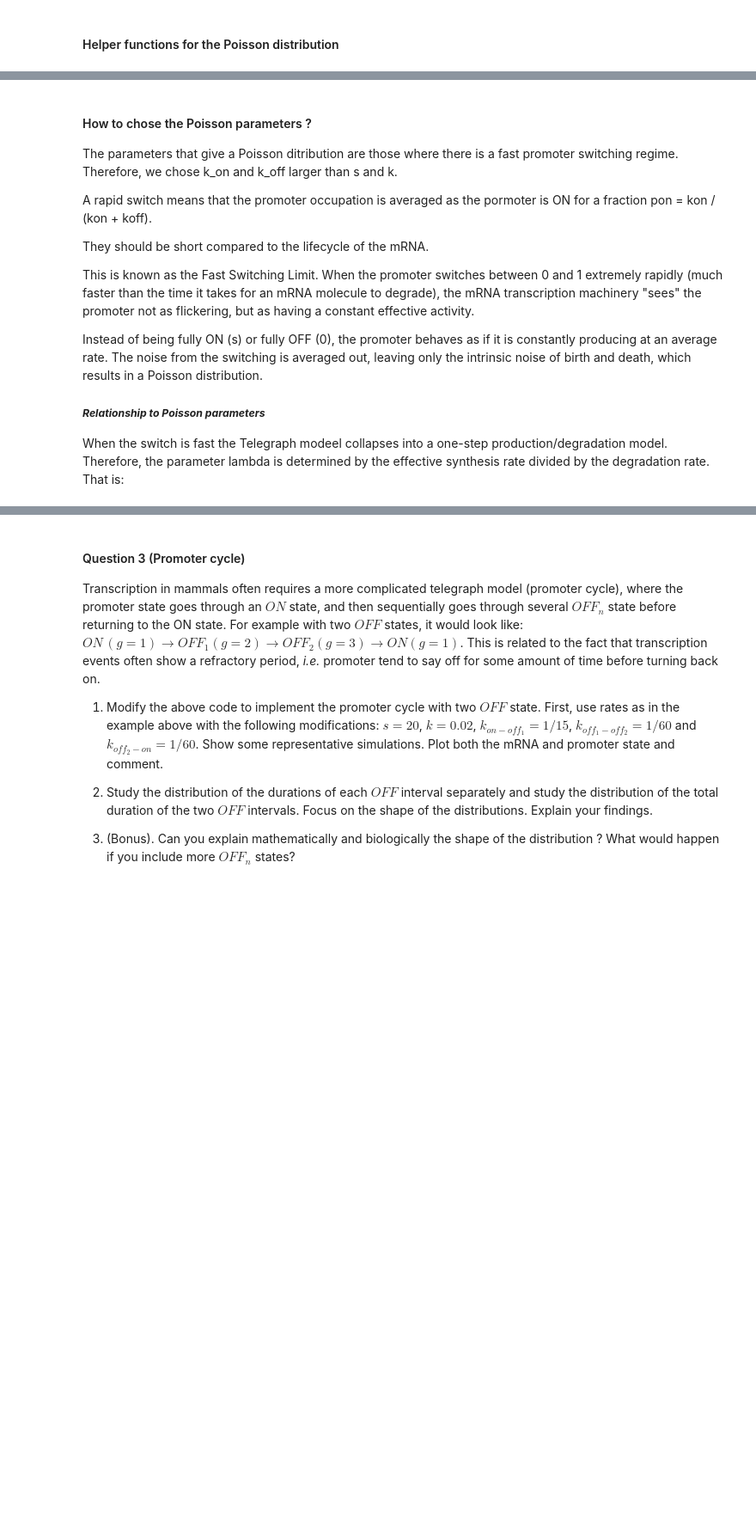
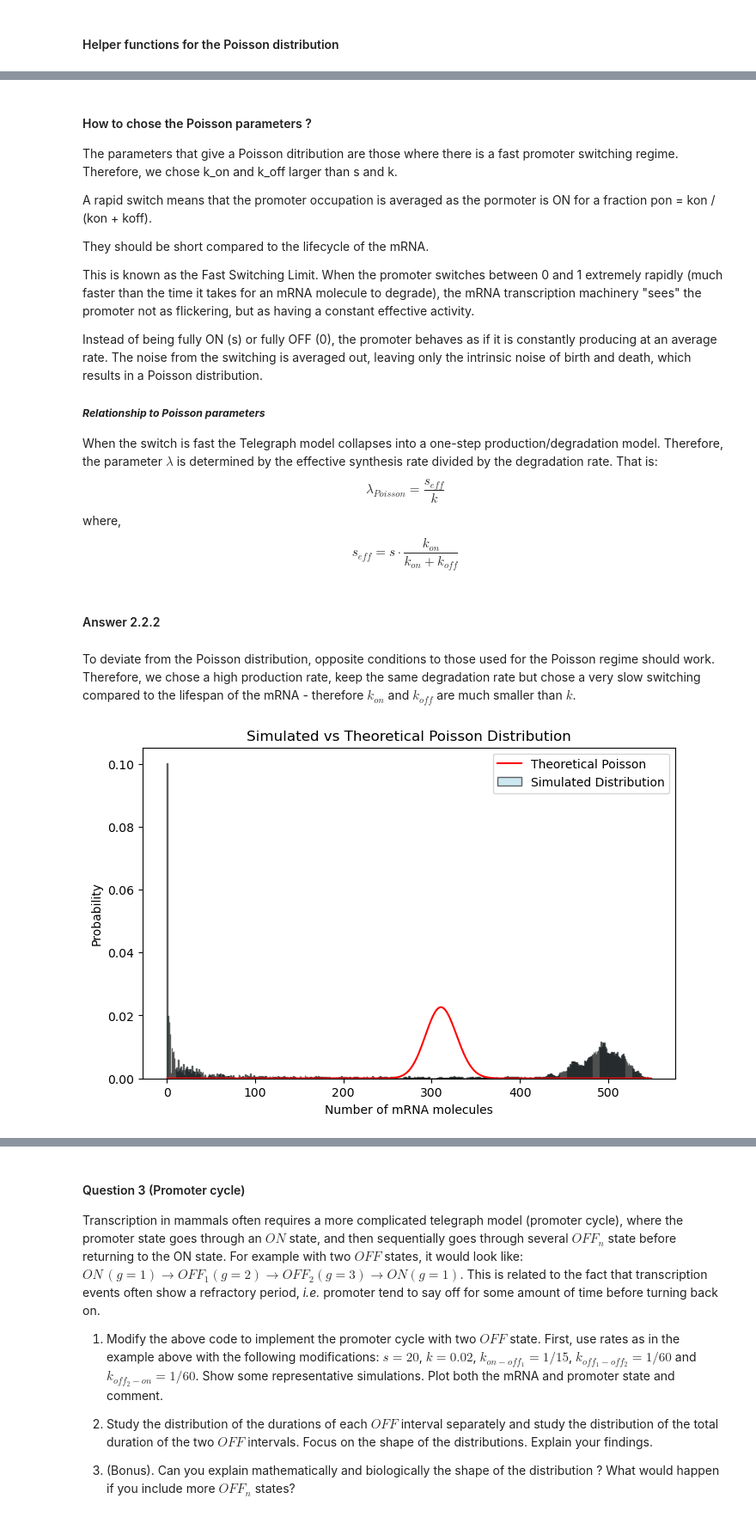
Before and after one commit to AlexiaGiroud/GenomeToFunction-exo3-G22, a Jupyter notebook: Exercise_Week10_11_A_Exercises.ipynb, the cells around one changed output, grey strips where cells are left out. Shown: that part at 86% size. Drawn from its saved outputs; the diff is of its cells as text; code cells hidden in the pictures; blank space fills up the shorter version.

Commit message:
Finished Question 2 - Added Fano Factor and Slow Switching Limit

```diff
--- a/Exercise_Week10_11_A_Exercises.ipynb
+++ b/Exercise_Week10_11_A_Exercises.ipynb
@@ -494,4 +495,50 @@ This is known as the Fast Switching Limit. When the promoter switches between 0
 Instead of being fully ON (s) or fully OFF (0), the promoter behaves as if it is constantly producing at an average rate. The noise from the switching is averaged out, leaving only the intrinsic noise of birth and death, which results in a Poisson distribution.
 
 ##### **_Relationship to Poisson parameters_**
-When the switch is fast the Telegraph modeel collapses into a one-step production/degradation model. Therefore, the parameter lambda is determined by the effective synthesis rate divided by the degradation rate. That is:
+When the switch is fast the Telegraph model collapses into a one-step production/degradation model. Therefore, the parameter $\lambda$ is determined by the effective synthesis rate divided by the degradation rate. That is:
+$$ \lambda_{Poisson} = \frac{s_{eff}}{k} $$
+where,
+$$ s_{eff} = s \cdot \frac{k_{on}}{k_{on} + k_{off}} $$
+# %% [markdown]
+#### Answer 2.2.2
+# %% [markdown]
+To deviate from the Poisson distribution, opposite conditions to those used for the Poisson regime should work.
+Therefore, we chose a high production rate, keep the same degradation rate but chose a very slow switching compared to the lifespan of the mRNA - therefore $k_{on}$ and $k_{off}$ are much smaller than $k$.
+# %%
+#initial conditions for the state (g,n) at time t=0
+g_0 = 1 # Initial promoter state
+
+## Finding parameters giving a bimodal distribution
+s = 50 # Number of initiations per minute
+k = 0.1 # Degradation rate,  unit min^-1
+k_off = 0.01 #Switching off rate, unit min^-1, t_on = 1/k_off
+k_on  = 0.01 #Switching on rate, unit min^-1, t_off = 1/k_on
+
+n_0 = 0 # Initial mRNA count
+
+DT = 0.01 # min
+
+t_end = 100 * 1/k # Total simulation time in minutes, should be long, as in a Poisson process the k_on and k_off should be short compared the life time of mRNA.
+
+parameters = [s, k, k_on, k_off]
+p_on = k_on / (k_on + k_off)
+
+# Run the Gillepsie simulation
+n, g, t = run_gillespie_telegraph(n_0, g_0, parameters, t_end, DT)
+
+# Plot the theoretical Poisson distribution vs the simulated one
+mean_n, expected_n, var_n, cv_n, p_on = compute_stats(n, g)
+
+counts, bins = np.histogram(n, bins=range(0, max(n)+2), density=True)
+bin_centers = 0.5 * (bins[:-1] + bins[1:])
+poisson_probs = Poisson(expected_n, bin_centers)
+plt.figure(figsize=(8,5))
+plt.bar(bin_centers, counts, width=0.8, alpha=0.6, label='Simulated Distribution', color='lightblue', edgecolor='black')
+plt.plot(bin_centers, poisson_probs, 'r-', label='Theoretical Poisson', markersize=8)
+plt.title('Simulated vs Theoretical Poisson Distribution')
+plt.xlabel('Number of mRNA molecules')
+plt.ylabel('Probability')
+plt.legend()
+plt.show()
+# %% [output]
+[figure, added]
```
Also changed, not shown: parts of 12 cells of this notebook.
